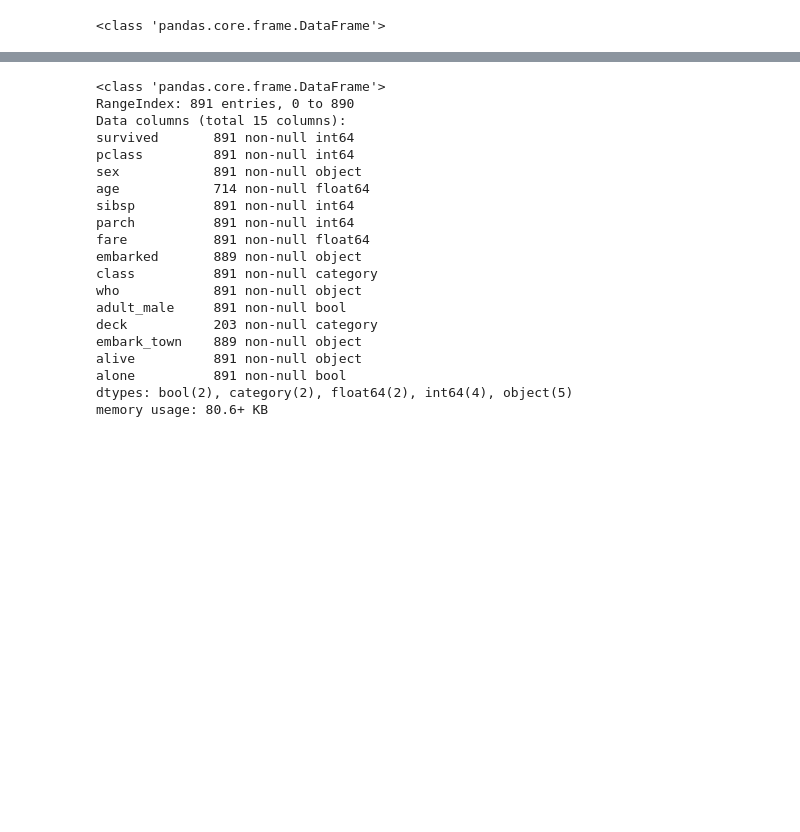
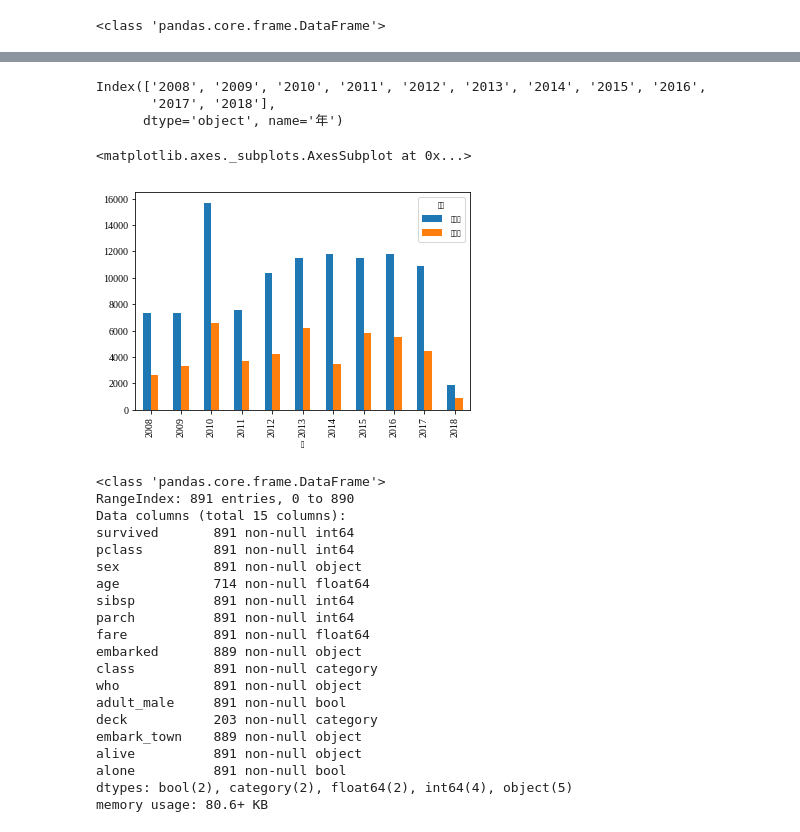
Before and after one commit to alabtsai/FGU-Class, a Jupyter notebook: Lecture_0530.ipynb, the cells around one changed output, grey strips where cells are left out. Drawn from its saved outputs; the diff is of its cells as text; code cells hidden in the pictures; blank space fills up the shorter version.

```diff
--- a/Lecture_0530.ipynb
+++ b/Lecture_0530.ipynb
@@ -118,0 +134,3 @@ df[:10]
+# %%
+dfm1=dfm[['宜蘭縣','花蓮縣']]
+dfm1
@@ -118,0 +151,6 @@ df[:10]
+# %%
+dfm1.index
+# %% [output]
+Index(['2008', '2009', '2010', '2011', '2012', '2013', '2014', '2015', '2016',
+       '2017', '2018'],
+      dtype='object', name='年')
@@ -119,3 +165,10 @@ df[:10]
+# %%
+#plt.rcParams['font.family']='DFKai-SB'
+#plt.rcParams['font.family']='Liberation Serif'
+dfm1.plot(kind='bar')
+# %% [output]
+<matplotlib.axes._subplots.AxesSubplot at 0x...>
+[figure, added]
 # %%
 import seaborn as sns
 titanic=sns.load_dataset('titanic')
```
Also changed, not shown: parts of 13 cells of this notebook.
